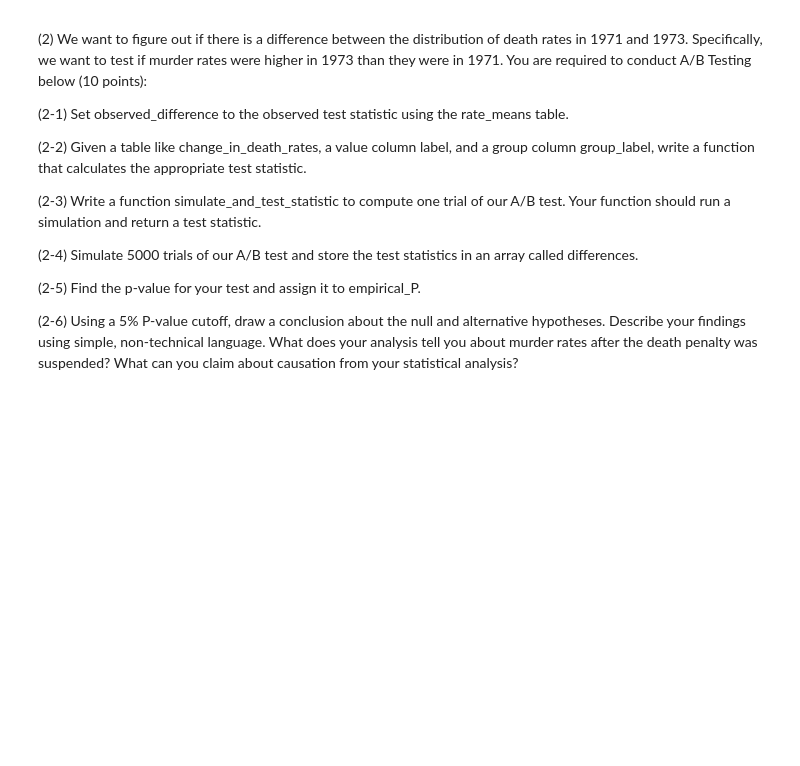
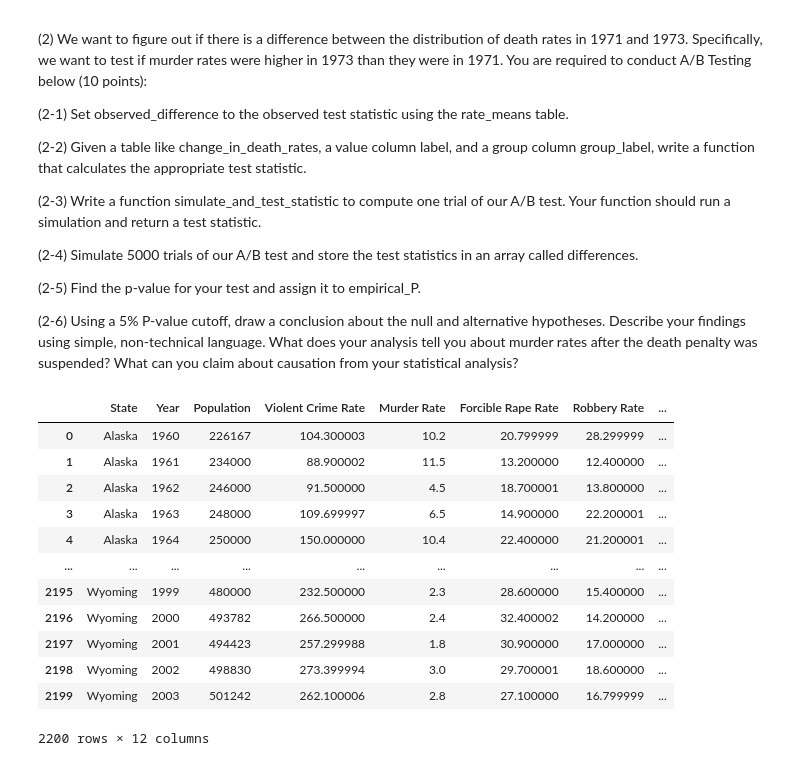
Before and after one commit to nishanth0233/INFO-5502, a Jupyter notebook: lab_assignment_09.ipynb, the cells around one changed output. Cells and saved outputs as stored; diff of their text form; code cells hidden in the pictures; blank space fills up the shorter version.

```diff
--- a/lab_assignment_09.ipynb
+++ b/lab_assignment_09.ipynb
@@ -111,0 +108,23 @@ Hint: tbl_1.append(tbl_2) with create a new table that includes rows from both t
+# %%
+# Importing libraries
+import pandas as pd
+import numpy as np
+import matplotlib.pyplot as plt
+
+# Defining data source
+crime = pd.read_csv("/content/crime_rates.csv")
+crime
+# %% [output]
+|  | State | Year | Population | Violent Crime Rate | Murder Rate | Forcible Rape Rate | Robbery Rate | ... |
+| 0 | Alaska | 1960 | 226167 | 104.300003 | 10.2 | 20.799999 | 28.299999 | ... |
+| 1 | Alaska | 1961 | 234000 | 88.900002 | 11.5 | 13.200000 | 12.400000 | ... |
+| 2 | Alaska | 1962 | 246000 | 91.500000 | 4.5 | 18.700001 | 13.800000 | ... |
+| 3 | Alaska | 1963 | 248000 | 109.699997 | 6.5 | 14.900000 | 22.200001 | ... |
+| 4 | Alaska | 1964 | 250000 | 150.000000 | 10.4 | 22.400000 | 21.200001 | ... |
+| ... | ... | ... | ... | ... | ... | ... | ... | ... |
+| 2195 | Wyoming | 1999 | 480000 | 232.500000 | 2.3 | 28.600000 | 15.400000 | ... |
+| 2196 | Wyoming | 2000 | 493782 | 266.500000 | 2.4 | 32.400002 | 14.200000 | ... |
+| 2197 | Wyoming | 2001 | 494423 | 257.299988 | 1.8 | 30.900000 | 17.000000 | ... |
+| 2198 | Wyoming | 2002 | 498830 | 273.399994 | 3.0 | 29.700001 | 18.600000 | ... |
+| 2199 | Wyoming | 2003 | 501242 | 262.100006 | 2.8 | 27.100000 | 16.799999 | ... |
+2200 rows × 12 columns
```
Also changed, not shown: parts of 5 cells of this notebook.
